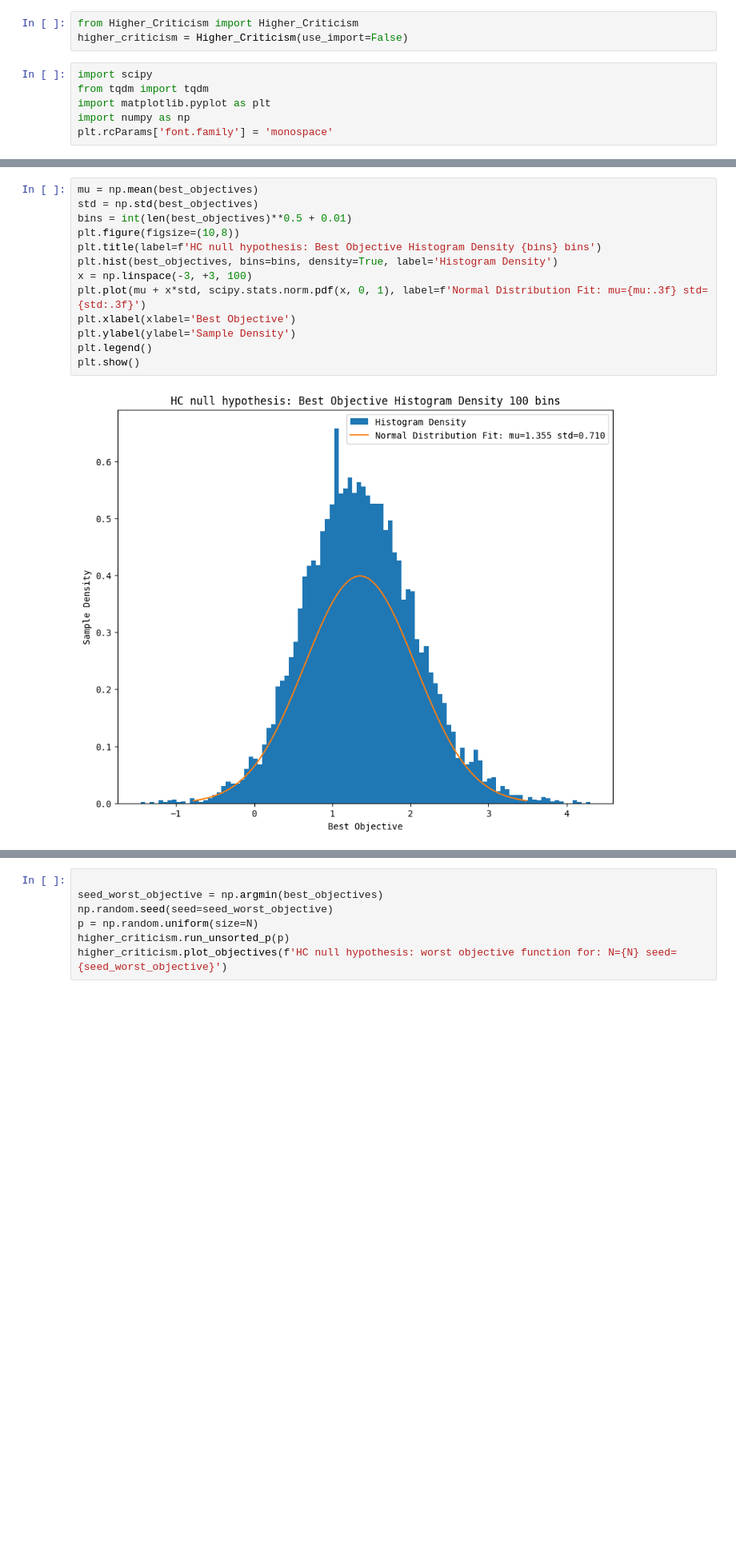
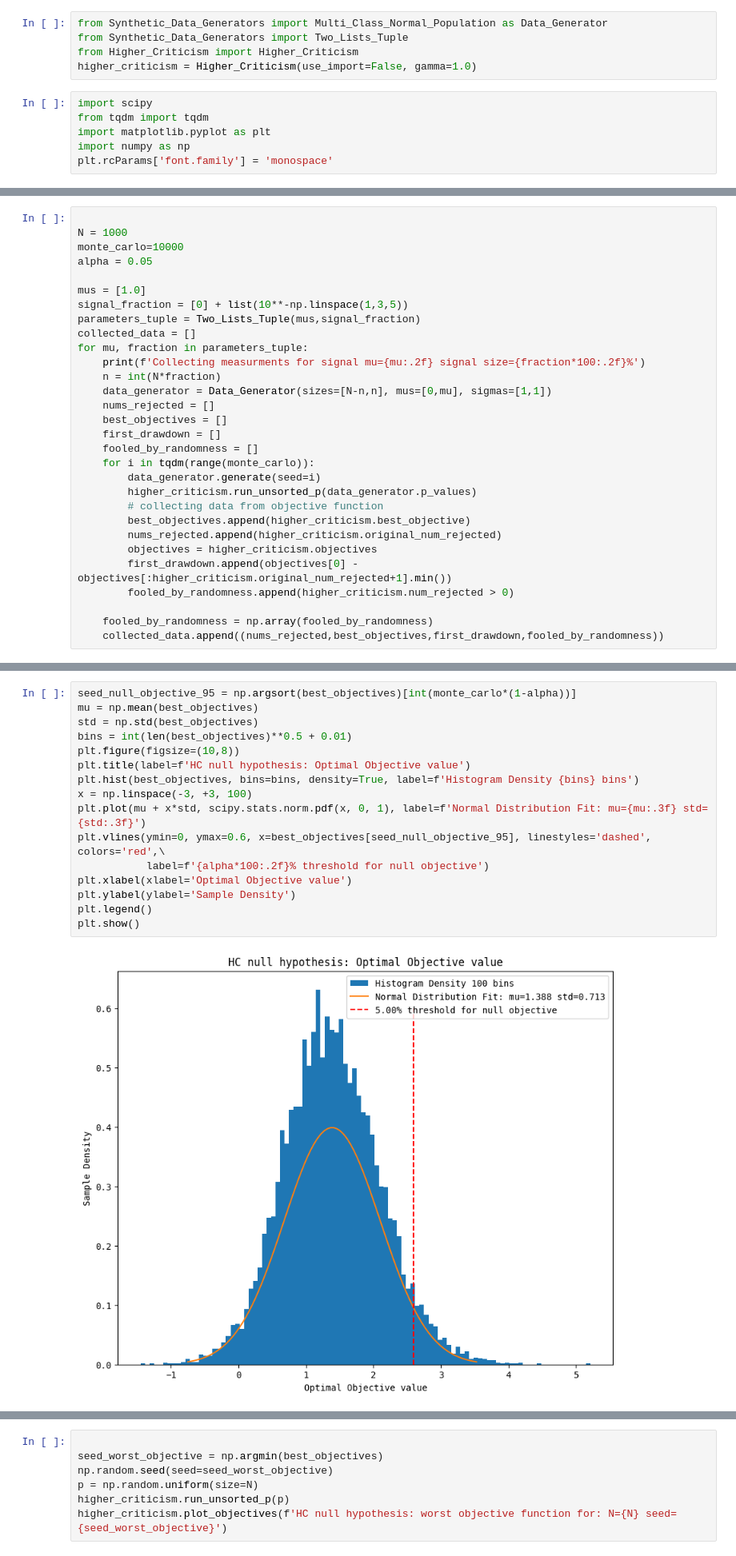
Before and after one commit to drormeir/Thesis, a Jupyter notebook: HC_Null_Hypothesis.ipynb, the cells around one changed output, grey strips where cells are left out. Shown at 80% size. Drawn from its saved outputs; the diff is of its cells as text; blank space fills up the shorter version.

```diff
--- a/HC_Null_Hypothesis.ipynb
+++ b/HC_Null_Hypothesis.ipynb
@@ -23,8 +23,10 @@ try:
 except:
     pass
 # %%
+from Synthetic_Data_Generators import Multi_Class_Normal_Population as Data_Generator
+from Synthetic_Data_Generators import Two_Lists_Tuple
 from Higher_Criticism import Higher_Criticism
-higher_criticism = Higher_Criticism(use_import=False)
+higher_criticism = Higher_Criticism(use_import=False, gamma=1.0)
 # %%
 import scipy
 from tqdm import tqdm
@@ -47,0 +36,30 @@ for i in tqdm(range(monte_carlo)):
+# %%
+
+N = 1000
+monte_carlo=10000
+alpha = 0.05
+
+mus = [1.0]
+signal_fraction = [0] + list(10**-np.linspace(1,3,5))
+parameters_tuple = Two_Lists_Tuple(mus,signal_fraction)
+collected_data = []
+for mu, fraction in parameters_tuple:
+    print(f'Collecting measurments for signal mu={mu:.2f} signal size={fraction*100:.2f}%')
+    n = int(N*fraction)
+    data_generator = Data_Generator(sizes=[N-n,n], mus=[0,mu], sigmas=[1,1])
+    nums_rejected = []
+    best_objectives = []
+    first_drawdown = []
+    fooled_by_randomness = []
+    for i in tqdm(range(monte_carlo)):
+        data_generator.generate(seed=i)
+        higher_criticism.run_unsorted_p(data_generator.p_values)
+        # collecting data from objective function
+        best_objectives.append(higher_criticism.best_objective)
+        nums_rejected.append(higher_criticism.original_num_rejected)
+        objectives = higher_criticism.objectives
+        first_drawdown.append(objectives[0] - objectives[:higher_criticism.original_num_rejected+1].min())
+        fooled_by_randomness.append(higher_criticism.num_rejected > 0)
+
+    fooled_by_randomness = np.array(fooled_by_randomness)
+    collected_data.append((nums_rejected,best_objectives,first_drawdown,fooled_by_randomness))
@@ -48,18 +78,21 @@ for i in tqdm(range(monte_carlo)):
 # %%
+seed_null_objective_95 = np.argsort(best_objectives)[int(monte_carlo*(1-alpha))]
 mu = np.mean(best_objectives)
 std = np.std(best_objectives)
 bins = int(len(best_objectives)**0.5 + 0.01)
 plt.figure(figsize=(10,8))
-plt.title(label=f'HC null hypothesis: Best Objective Histogram Density {bins} bins')
-plt.hist(best_objectives, bins=bins, density=True, label='Histogram Density')
+plt.title(label=f'HC null hypothesis: Optimal Objective value')
+plt.hist(best_objectives, bins=bins, density=True, label=f'Histogram Density {bins} bins')
 x = np.linspace(-3, +3, 100)
 plt.plot(mu + x*std, scipy.stats.norm.pdf(x, 0, 1), label=f'Normal Distribution Fit: mu={mu:.3f} std={std:.3f}')
-plt.xlabel(xlabel='Best Objective')
+plt.vlines(ymin=0, ymax=0.6, x=best_objectives[seed_null_objective_95], linestyles='dashed', colors='red',\
+           label=f'{alpha*100:.2f}% threshold for null objective')
+plt.xlabel(xlabel='Optimal Objective value')
 plt.ylabel(ylabel='Sample Density')
 plt.legend()
 plt.show()
 # %% [output]
-[figure, old version]
+[figure, new version]
 # %%
 mu = np.mean(nums_rejected)
 std = np.std(nums_rejected)
```
Also changed, not shown: parts of 7 cells of this notebook, 2 other files.
